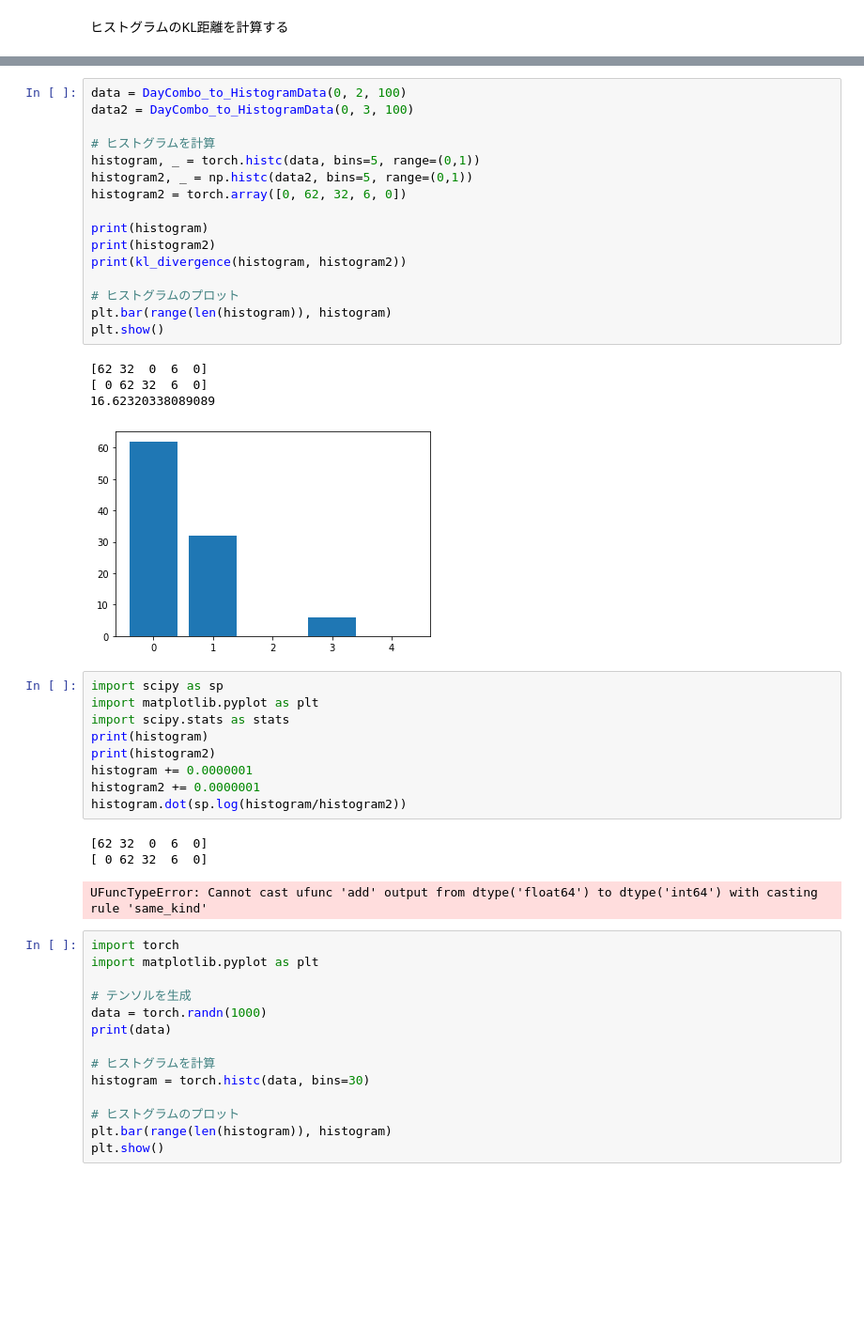
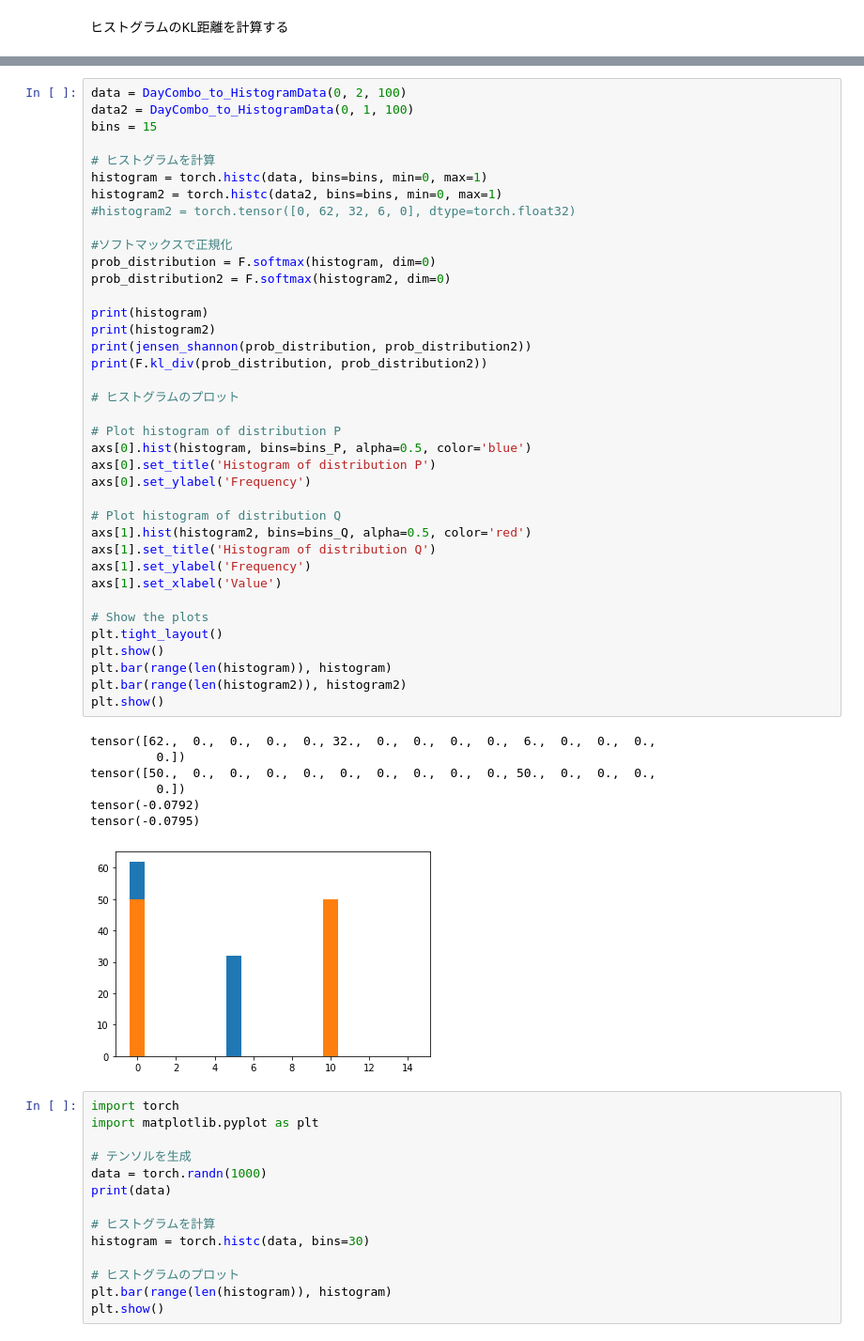
Before and after one commit to RyuAmakaze/SciRep, a Jupyter notebook: EXP0/KL_cossimPQ.ipynb, the cells around one changed output, grey strips where cells are left out. Shown: that part at 94% size. Drawn from its saved outputs; the diff is of its cells as text; blank space fills up the shorter version.

Commit message:
KL JS softmax正規化

```diff
--- a/EXP0/KL_cossimPQ.ipynb
+++ b/EXP0/KL_cossimPQ.ipynb
@@ -120,40 +123,52 @@ def jensen_shannon(p, q):
     # ジェンセン・シャノン情報量を計算する関数
     m = 0.5 * (p + q)
     return 0.5 * (F.kl_div(p, m) + F.kl_div(q, m))
-# %%
-data = DayCombo_to_HistogramData(0, 2, 100)
-data2 = DayCombo_to_HistogramData(0, 3, 100)
-
-# ヒストグラムを計算
-histogram, _ = torch.histc(data, bins=5, range=(0,1))
-histogram2, _ = np.histc(data2, bins=5, range=(0,1))
-histogram2 = torch.array([0, 62, 32, 6, 0])
-
-print(histogram)
-print(histogram2)
-print(kl_divergence(histogram, histogram2))
-
-# ヒストグラムのプロット
-plt.bar(range(len(histogram)), histogram)
-plt.show()
-# %% [output]
-[62 32  0  6  0]
-[ 0 62 32  6  0]
-16.62320338089089
-[figure, removed]
-# %%
-import scipy as sp
-import matplotlib.pyplot as plt
-import scipy.stats as stats
-print(histogram)
-print(histogram2)
-histogram += 0.0000001
-histogram2 += 0.0000001
-histogram.dot(sp.log(histogram/histogram2))
-# %% [output]
-[62 32  0  6  0]
-[ 0 62 32  6  0]
-UFuncTypeError: Cannot cast ufunc 'add' output from dtype('float64') to dtype('int64') with casting rule 'same_kind'
+# %%
+data = DayCombo_to_HistogramData(0, 2, 100)
+data2 = DayCombo_to_HistogramData(0, 1, 100)
+bins = 15
+
+# ヒストグラムを計算
+histogram = torch.histc(data, bins=bins, min=0, max=1)
+histogram2 = torch.histc(data2, bins=bins, min=0, max=1)
+#histogram2 = torch.tensor([0, 62, 32, 6, 0], dtype=torch.float32)
+
+#ソフトマックスで正規化
+prob_distribution = F.softmax(histogram, dim=0)
+prob_distribution2 = F.softmax(histogram2, dim=0)
+
+print(histogram)
+print(histogram2)
+print(jensen_shannon(prob_distribution, prob_distribution2))
+print(F.kl_div(prob_distribution, prob_distribution2))
+
+# ヒストグラムのプロット
+
+# Plot histogram of distribution P
+axs[0].hist(histogram, bins=bins_P, alpha=0.5, color='blue')
+axs[0].set_title('Histogram of distribution P')
+axs[0].set_ylabel('Frequency')
+
+# Plot histogram of distribution Q
+axs[1].hist(histogram2, bins=bins_Q, alpha=0.5, color='red')
+axs[1].set_title('Histogram of distribution Q')
+axs[1].set_ylabel('Frequency')
+axs[1].set_xlabel('Value')
+
+# Show the plots
+plt.tight_layout()
+plt.show()
+plt.bar(range(len(histogram)), histogram)
+plt.bar(range(len(histogram2)), histogram2)
+plt.show()
+# %% [output]
+tensor([62.,  0.,  0.,  0.,  0., 32.,  0.,  0.,  0.,  0.,  6.,  0.,  0.,  0.,
+         0.])
+tensor([50.,  0.,  0.,  0.,  0.,  0.,  0.,  0.,  0.,  0., 50.,  0.,  0.,  0.,
+         0.])
+tensor(-0.0792)
+tensor(-0.0795)
+[figure, added]
 # %%
 import torch
 import matplotlib.pyplot as plt
```
Also changed, not shown: parts of 3 cells of this notebook.
